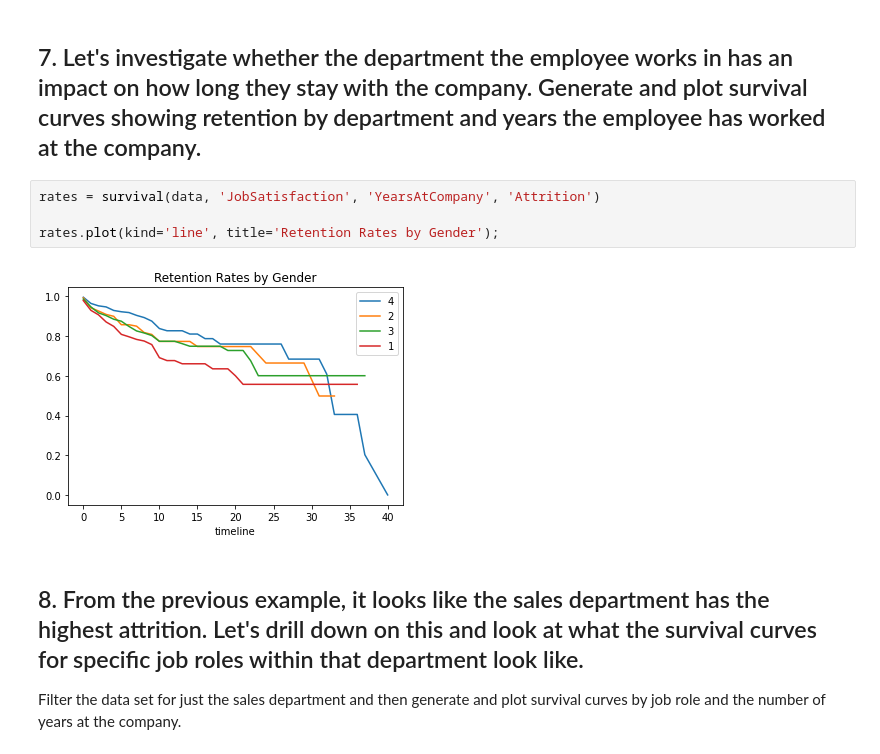
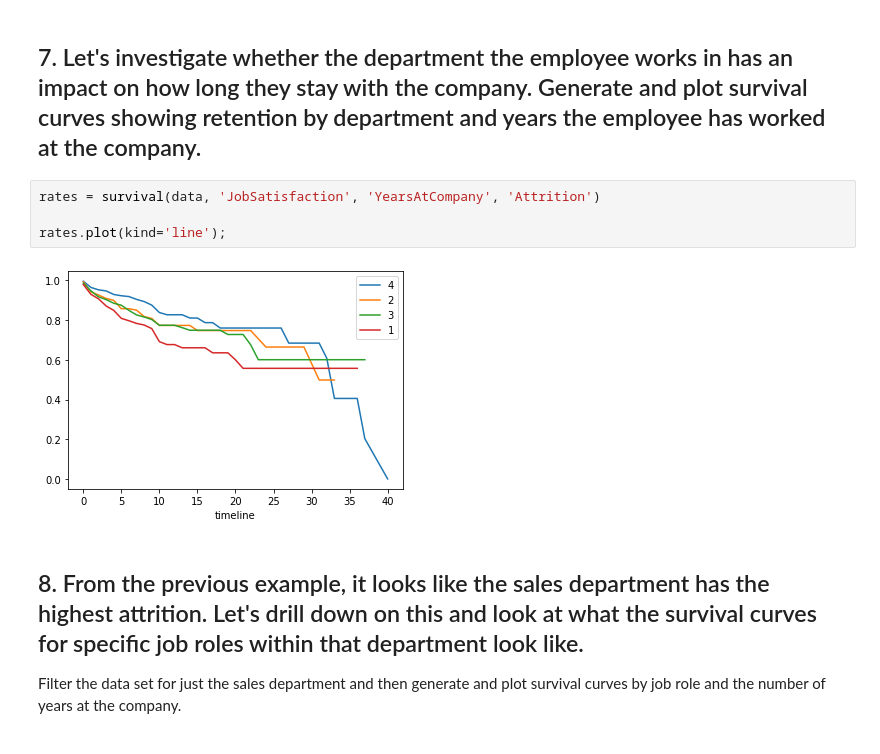
Before and after one commit to ta-data-mex/lab-survival-analysis, a Jupyter notebook: main.ipynb, the cells around one changed output. Saved outputs shown, nothing was run; the diff lists cells and outputs as text.

```diff
--- a/main.ipynb
+++ b/main.ipynb
@@ -124,9 +124,9 @@ rates.plot(kind='line', title='Retention Rates by Gender');
 # %%
 rates = survival(data, 'JobSatisfaction', 'YearsAtCompany', 'Attrition')
 
-rates.plot(kind='line', title='Retention Rates by Gender');
+rates.plot(kind='line');
 # %% [output]
-[figure, old version]
+[figure, new version]
 # %% [markdown]
 ## 8. From the previous example, it looks like the sales department has the highest attrition. Let's drill down on this and look at what the survival curves for specific job roles within that department look like.
 
```
Also changed, not shown: parts of 7 cells of this notebook.
